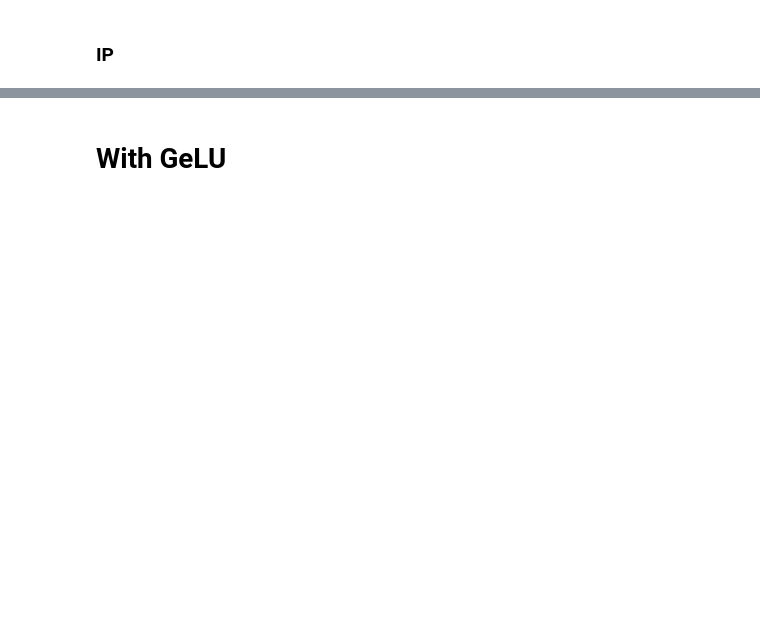
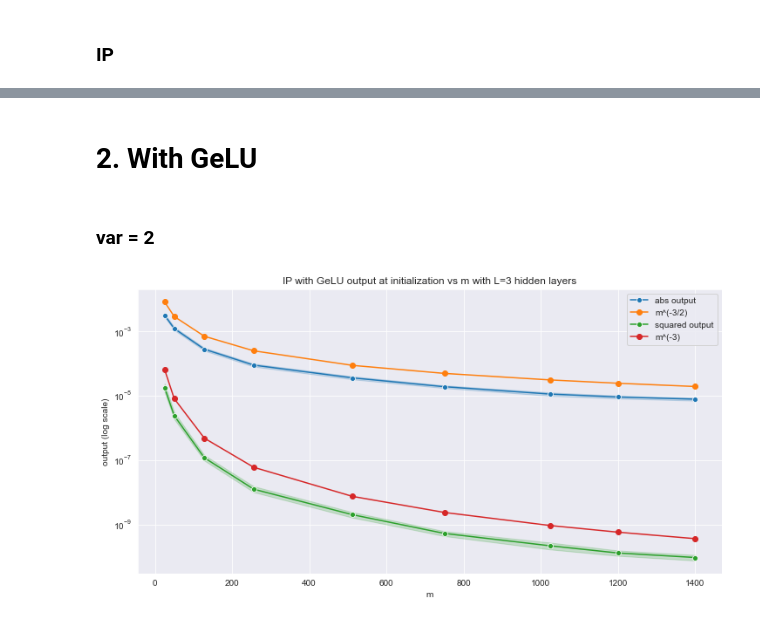
Before and after one commit to karl-hajjar/wide-networks, a Jupyter notebook: pytorch/notebooks/abc_parameterizations/initialization/plot-fc-models-init.ipynb, the cells around one changed output, grey strips where cells are left out. Drawn from its saved outputs; the diff is of its cells as text; code cells hidden in the pictures; blank space fills up the shorter version.

```diff
--- a/pytorch/notebooks/abc_parameterizations/initialization/plot-fc-models-init.ipynb
+++ b/pytorch/notebooks/abc_parameterizations/initialization/plot-fc-models-init.ipynb
@@ -58,2 +61,13 @@ results_df = plot_init_outputs_vs_m(fig_path, 'IP', 3, ip.FCIP, n_trials, widths
 # %% [markdown]
-# With GeLU
+# 2. With GeLU
+# %% [markdown]
+### var = 2
+# %%
+# default value for variance in config is 2.0
+config = deepcopy(base_model_config)
+config.activation.name = "gelu"
+fig_path = os.path.join(FIGURES_DIR, 'ip_outputs_gelu_var_2.png')
+results_df = plot_init_outputs_vs_m(fig_path, 'IP with GeLU', 3, ip.FCIP, n_trials, widths, config, x=x,
+                                    c=0.)
+# %% [output]
+[figure, added]
```
Also changed, not shown: parts of 12 cells of this notebook, 22 other files.
